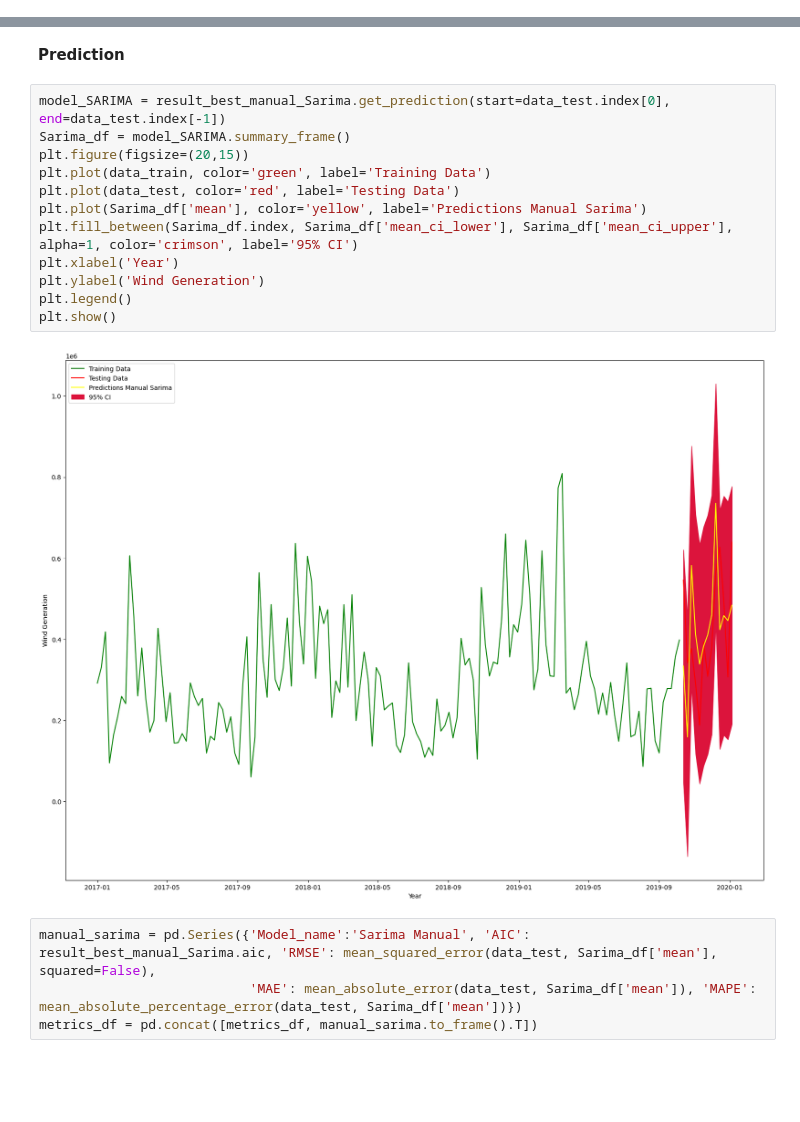
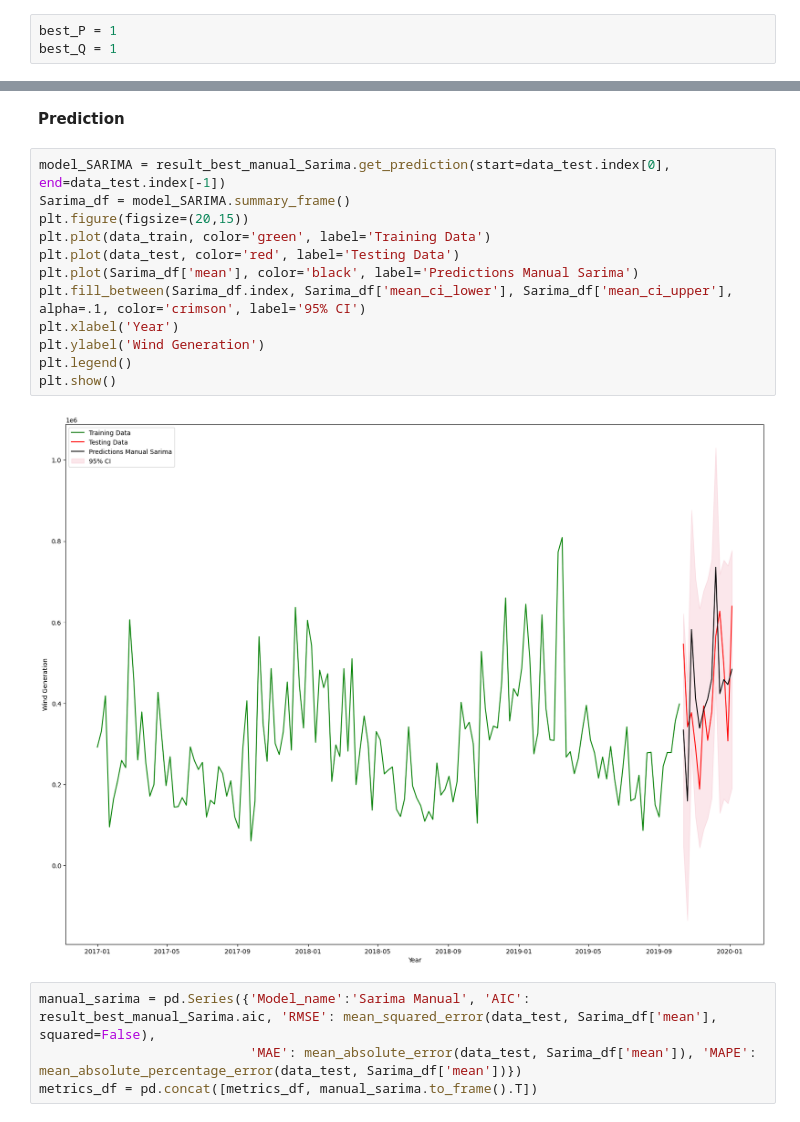
Before and after one commit to IsabellaPodavini/Statistical_Models, a Jupyter notebook: project.ipynb, the cells around one changed output, grey strips where cells are left out. Saved outputs shown, nothing was run; the diff lists cells and outputs as text; blank space fills up the shorter version.

```diff
--- a/project.ipynb
+++ b/project.ipynb
@@ -543,3 +538,6 @@ The best P and Q parameters are: P=1, Q=1
+# %%
+best_P = 1
+best_Q = 1
 # %%
 best_manual_Sarima_model = SARIMAX(data_train,
                                    order=(p, d, q),
@@ -592,17 +590,17 @@ ljung_box_test.head()
 # %%
 model_SARIMA = result_best_manual_Sarima.get_prediction(start=data_test.index[0], end=data_test.index[-1])
 Sarima_df = model_SARIMA.summary_frame()
 plt.figure(figsize=(20,15))
 plt.plot(data_train, color='green', label='Training Data')
 plt.plot(data_test, color='red', label='Testing Data')
-plt.plot(Sarima_df['mean'], color='yellow', label='Predictions Manual Sarima')
-plt.fill_between(Sarima_df.index, Sarima_df['mean_ci_lower'], Sarima_df['mean_ci_upper'], alpha=1, color='crimson', label='95% CI')
+plt.plot(Sarima_df['mean'], color='black', label='Predictions Manual Sarima')
+plt.fill_between(Sarima_df.index, Sarima_df['mean_ci_lower'], Sarima_df['mean_ci_upper'], alpha=.1, color='crimson', label='95% CI')
 plt.xlabel('Year')
 plt.ylabel('Wind Generation')
 plt.legend()
 plt.show()
 # %% [output]
-[figure, old version]
+[figure, new version]
 # %%
 manual_sarima = pd.Series({'Model_name':'Sarima Manual', 'AIC': result_best_manual_Sarima.aic, 'RMSE': mean_squared_error(data_test, Sarima_df['mean'], squared=False),
                            'MAE': mean_absolute_error(data_test, Sarima_df['mean']), 'MAPE': mean_absolute_percentage_error(data_test, Sarima_df['mean'])})
```
Also changed, not shown: parts of 51 cells of this notebook.
